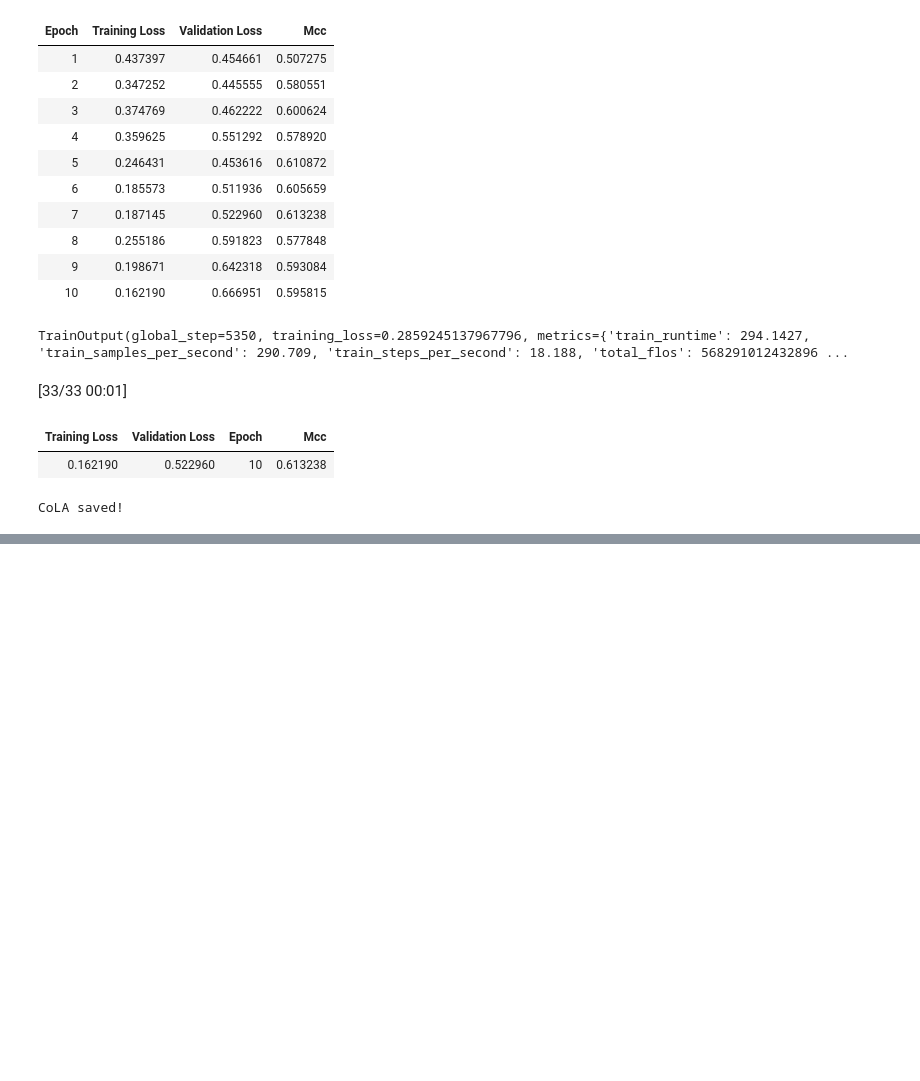
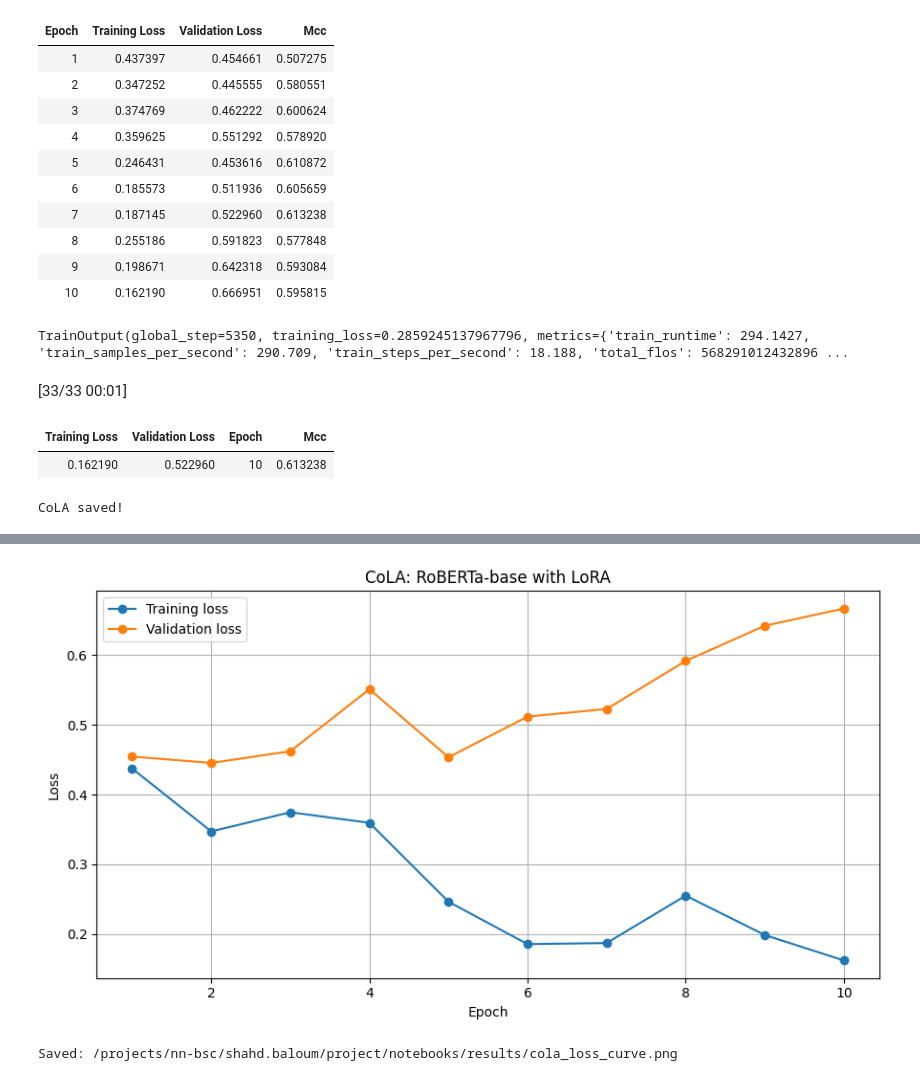
Before and after one commit to shoshe1/nn_project, a Jupyter notebook: notebooks/cola_lora_roberta.ipynb, the cells around one changed output, grey strips where cells are left out. Saved outputs shown, nothing was run; the diff lists cells and outputs as text; code cells hidden in the pictures; blank space fills up the shorter version.

Commit message:
Update COLA LoRA notebook

```diff
--- a/notebooks/cola_lora_roberta.ipynb
+++ b/notebooks/cola_lora_roberta.ipynb
@@ -188,0 +261,38 @@ CoLA saved!
+# %%
+plt.figure(figsize=(9, 5))
+
+plt.plot(
+    epochs,
+    training_loss,
+    marker="o",
+    label="Training loss",
+)
+
+plt.plot(
+    epochs,
+    validation_loss,
+    marker="o",
+    label="Validation loss",
+)
+
+plt.xlabel("Epoch")
+plt.ylabel("Loss")
+plt.title("CoLA: RoBERTa-base with LoRA")
+plt.legend()
+plt.grid(True)
+plt.tight_layout()
+
+loss_plot_path = RESULTS_DIR / "cola_loss_curve.png"
+
+plt.savefig(
+    loss_plot_path,
+    dpi=300,
+    bbox_inches="tight",
+)
+
+plt.show()
+
+print("Saved:", loss_plot_path)
+# %% [output]
+[figure, added]
+Saved: /projects/nn-bsc/shahd.baloum/project/notebooks/results/cola_loss_curve.png
```
Also changed, not shown: parts of 3 cells of this notebook.
